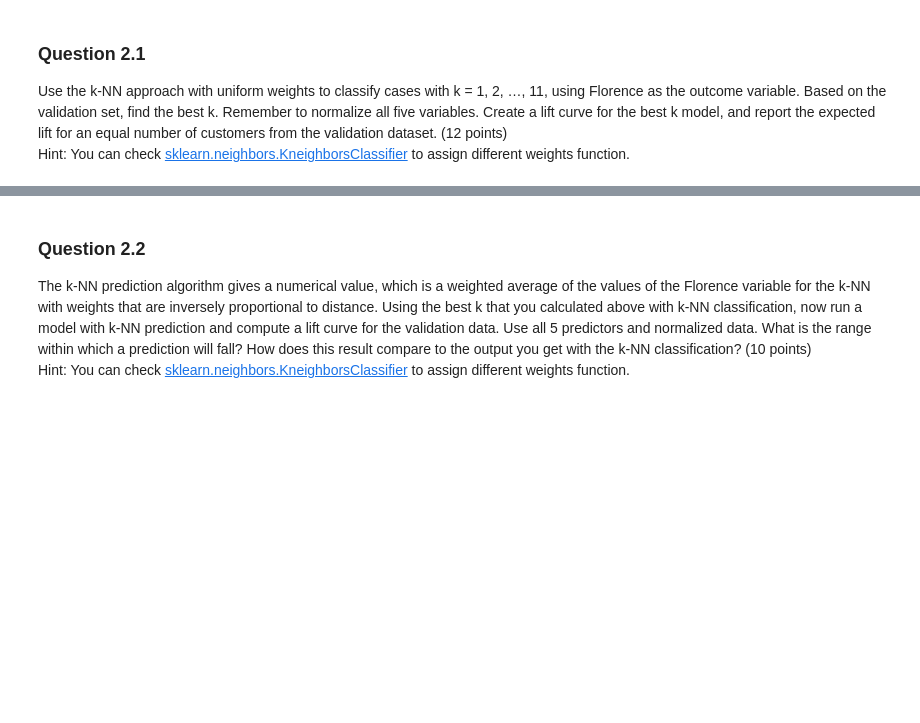
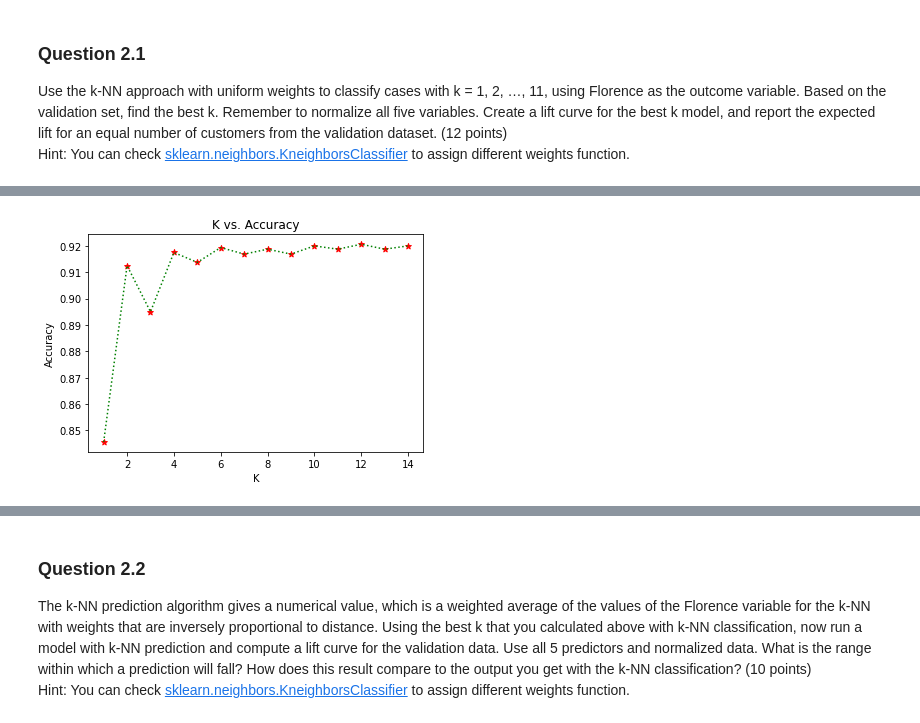
Before and after one commit to zachfreitas/ADS_505_Applied_Data_Sci_for_Business-, a Jupyter notebook: Module_1/Assignment_1/Assignment_1_1.ipynb, the cells around one changed output, grey strips where cells are left out. Cells and saved outputs as stored; diff of their text form; code cells hidden in the pictures; blank space fills up the shorter version.

```diff
--- a/Module_1/Assignment_1/Assignment_1_1.ipynb
+++ b/Module_1/Assignment_1/Assignment_1_1.ipynb
@@ -70,3 +68,6 @@ Index(['Seq#', 'ID#', 'Gender', 'M', 'R', 'F', 'FirstPurch', 'ChildBks',
 # %% [markdown]
 ### Question 1
 Partition the data into training (60%) and validation (40%). Use seed = 1.
+# %%
+trainData, testData = train_test_split(cbc_df, test_size=0.4, random_state=1)
+print(trainData.shape, testData.shape)
@@ -94,3 +212,23 @@ purchases from the art and geography categories and of titles Secrets of Italian
 ### Question 2.1
 Use the k-NN approach with uniform weights to classify cases with k = 1, 2, …, 11, using Florence as the outcome variable. Based on the validation set, find the best k. Remember to normalize all five variables. Create a lift curve for the best k model, and report the expected lift for an equal number of customers from the validation dataset. (12 points) \
 Hint: You can check [sklearn.neighbors.KneighborsClassifier](https://scikit-learn.org/stable/modules/generated/sklearn.neighbors.KNeighborsClassifier.html) to assign different weights function.
+# %%
+train_X = trainNorm.drop('Florence', axis=1)
+train_y = trainNorm['Florence']
+valid_X = validNorm.drop('Florence', axis=1)
+valid_y = validNorm['Florence']
+
+# Train a classifier for different values of k
+results = []
+for k in range(1, 15):
+    knn = KNeighborsClassifier(n_neighbors=k, weights='uniform').fit(train_X, train_y)
+    # Save Validation Results:
+    results.append({
+        'k': k,
+        'accuracy': accuracy_score(valid_y, knn.predict(valid_X))
+    })
+
+# Convert results to a pandas data frame and show
+results = pd.DataFrame(results)
+print('accuracy by k')
+display(results)
@@ -96,0 +252,13 @@ Hint: You can check [sklearn.neighbors.KneighborsClassifier](https://scikit-lear
+# %%
+# show accuracy by k
+plt.plot(results.k, results.accuracy, linestyle=':', c='green')
+plt.title('K vs. Accuracy')
+plt.xlabel('K')
+plt.ylabel('Accuracy')
+
+noteworthy_points = results[results['accuracy'] >= .8]
+plt.scatter(noteworthy_points.k, noteworthy_points.accuracy, c='red', marker='*')
+
+plt.show()
+# %% [output]
+[figure, added]
```
Also changed, not shown: parts of 15 cells of this notebook.
